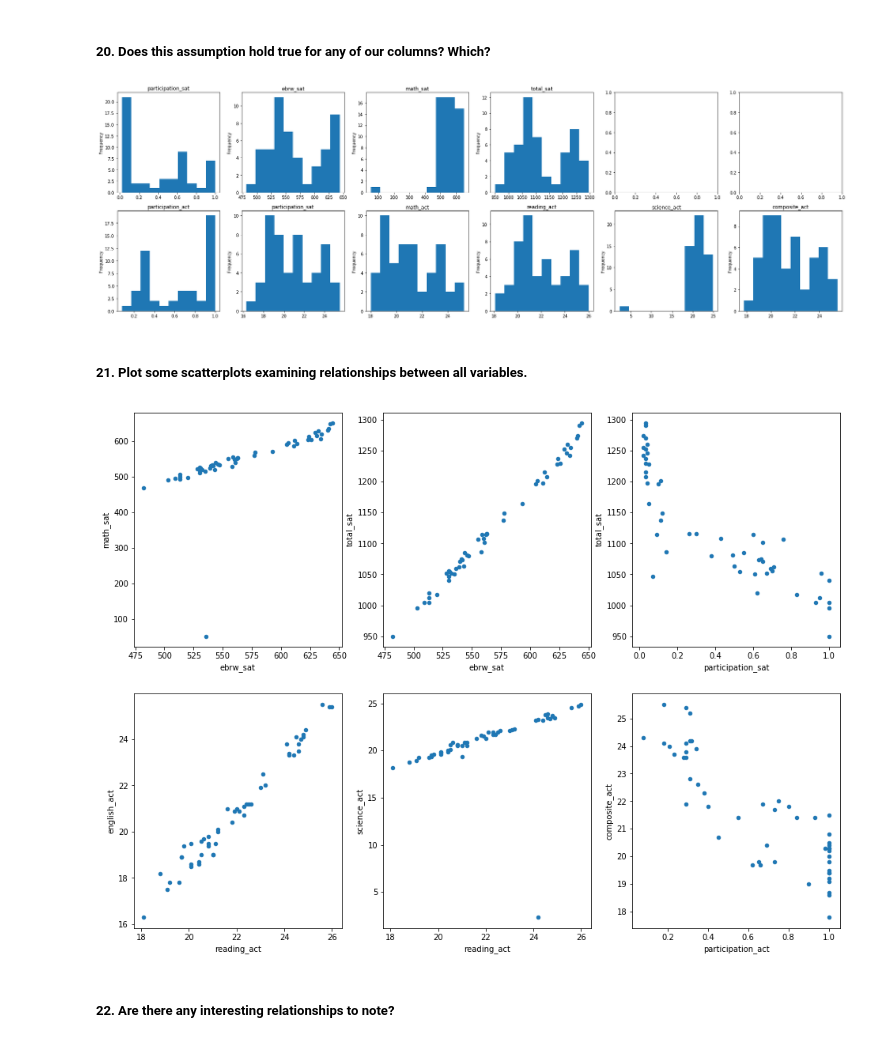
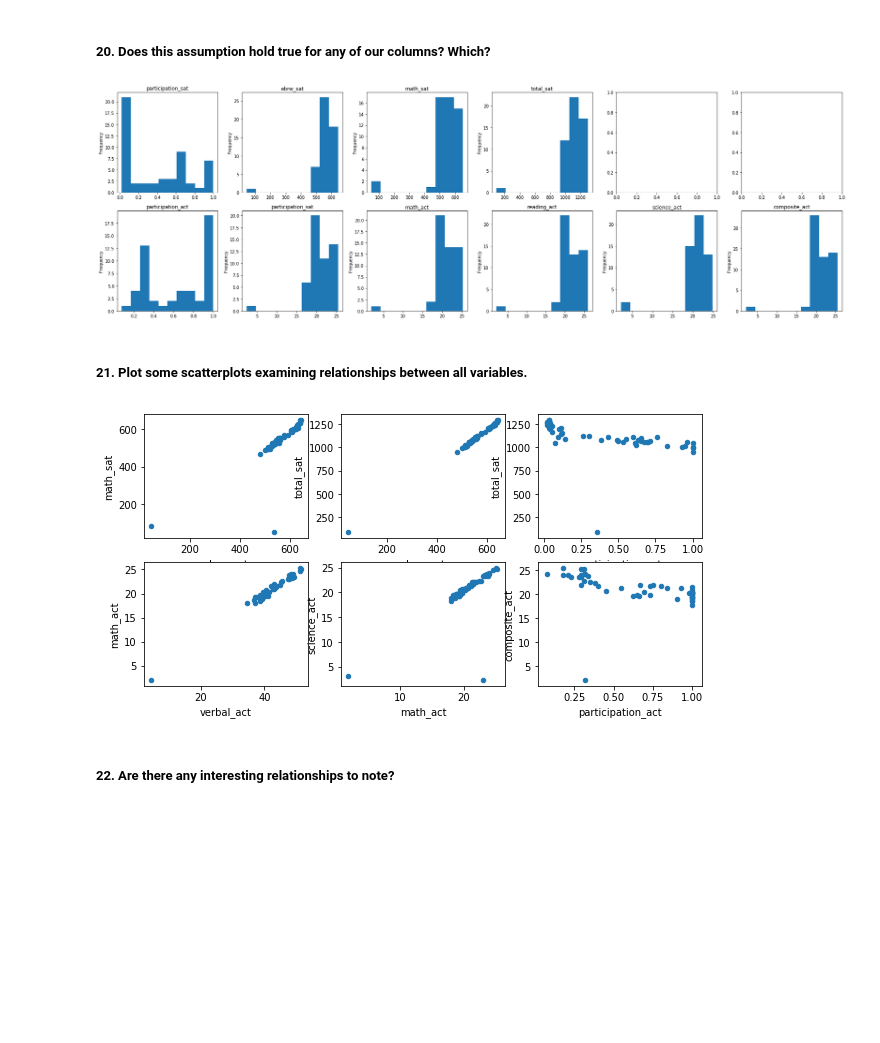
Before and after one commit to helencai62/SAT_participation_project, a Jupyter notebook: code/starter-code.ipynb, the cells around one changed output. Cells and saved outputs as stored; diff of their text form; code cells hidden in the pictures; blank space fills up the shorter version.

```diff
--- a/code/starter-code.ipynb
+++ b/code/starter-code.ipynb
@@ -391,0 +271,6 @@ dtype: float64
+# %%
+merged_df.head()
+
+#QUESTION: masking?
+num_df = merged_df.select_dtypes(include = ('float64', 'int64'))
+print('numeric_columns_max: \n', num_df.max(), '\n\n', 'numeric_columns_min: \n', num_df.min())
@@ -415,0 +299,7 @@ display(merged_numeric_df)
+# %%
+import numpy as np
+#num_df.head()
+
+sd = []
+[sd.append(num_df[i].std()) for i in num_df.columns]
+display(sd)
@@ -457,0 +345,4 @@ ValueError: Shape of passed values is (1, 10), indices imply (10, 10)
+# %%
+#num_df.columns
+num_df.loc[51, 'participation_sat':'composite_act'] = sd
+num_df.tail(3)
@@ -534,8 +410,11 @@ plt.tight_layout()
 # %%
 figure, ax = plt.subplots(nrows = 1, ncols = 2, figsize = (8,4))
 
-merged_numeric_df['ebrw_sat'].plot(kind = 'hist', ax = ax[0], title = 'ebrw: sat');
-merged_numeric_df['reading_act'].plot(kind = 'hist', ax = ax[1], title = 'reading: act');
+num_df['ebrw_sat'].plot(kind = 'hist', ax = ax[0], title = 'ebrw: sat');
+
+#add reading and english act scores into new column: verbal_act
+num_df['verbal_act'] = num_df['reading_act'] + num_df['english_act']
+num_df['verbal_act'].plot(kind = 'hist', ax = ax[1], title = 'verbal: act');
 
 plt.tight_layout()
 # %% [output]
@@ -550,36 +427,39 @@ Underlying assumption: our population data is normally distributed.
 ##### 20. Does this assumption hold true for any of our columns? Which?
 # %%
 #Our data does not appear to be normally distributed looking at the plots.
+
 figure, ax = plt.subplots(nrows = 2, ncols = 6, figsize = (25,8))
 
-merged_numeric_df['participation_sat'].plot(kind = 'hist', ax = ax[0,0], title = 'participation_sat');
-merged_numeric_df['ebrw_sat'].plot(kind = 'hist', ax = ax[0,1], title = 'ebrw_sat');
-merged_numeric_df['math_sat'].plot(kind = 'hist', ax = ax[0,2], title = 'math_sat');
-merged_numeric_df['total_sat'].plot(kind = 'hist', ax = ax[0,3], title = 'total_sat');
-merged_numeric_df['participation_act'].plot(kind = 'hist', ax = ax[1,0], title = 'participation_act');
-merged_numeric_df['english_act'].plot(kind = 'hist', ax = ax[1,1], title = 'participation_sat');
-merged_numeric_df['math_act'].plot(kind = 'hist', ax = ax[1,2], title = 'math_act');
-merged_numeric_df['reading_act'].plot(kind = 'hist', ax = ax[1,3], title = 'reading_act');
-merged_numeric_df['science_act'].plot(kind = 'hist', ax = ax[1,4], title = 'science_act');
-merged_numeric_df['composite_act'].plot(kind = 'hist', ax = ax[1,5], title = 'composite_act');
+num_df['participation_sat'].plot(kind = 'hist', ax = ax[0,0], title = 'participation_sat');
+num_df['ebrw_sat'].plot(kind = 'hist', ax = ax[0,1], title = 'ebrw_sat');
+num_df['math_sat'].plot(kind = 'hist', ax = ax[0,2], title = 'math_sat');
+num_df['total_sat'].plot(kind = 'hist', ax = ax[0,3], title = 'total_sat');
+num_df['participation_act'].plot(kind = 'hist', ax = ax[1,0], title = 'participation_act');
+num_df['english_act'].plot(kind = 'hist', ax = ax[1,1], title = 'participation_sat');
+num_df['math_act'].plot(kind = 'hist', ax = ax[1,2], title = 'math_act');
+num_df['reading_act'].plot(kind = 'hist', ax = ax[1,3], title = 'reading_act');
+num_df['science_act'].plot(kind = 'hist', ax = ax[1,4], title = 'science_act');
+num_df['composite_act'].plot(kind = 'hist', ax = ax[1,5], title = 'composite_act');
 
 plt.tight_layout()
 # %% [output]
-[figure, old version]
+[figure, new version]
 # %% [markdown]
 ##### 21. Plot some scatterplots examining relationships between all variables.
 # %%
-figure, ax = plt.subplots(nrows = 2, ncols = 3, figsize = (16,12))
+#QUESTION: is there a way to do this for all variables other than explicitly plotting each relationship?
 
-merged_numeric_df.plot.scatter('ebrw_sat','math_sat', ax = ax[0,0]);
-merged_numeric_df.plot.scatter('ebrw_sat','total_sat', ax = ax[0,1]);
-merged_numeric_df.plot.scatter('participation_sat','total_sat', ax = ax[0,2]);
+figure, ax = plt.subplots(nrows = 2, ncols = 3, figsize = (10, 5))
 
-merged_numeric_df.plot.scatter('reading_act','english_act', ax = ax[1,0]);
-merged_numeric_df.plot.scatter('reading_act', 'science_act', ax = ax[1,1]);
-merged_numeric_df.plot.scatter('participation_act','composite_act', ax = ax[1,2]);
+num_df.plot.scatter('ebrw_sat','math_sat', ax = ax[0,0]);
+num_df.plot.scatter('ebrw_sat','total_sat', ax = ax[0,1]);
+num_df.plot.scatter('participation_sat','total_sat', ax = ax[0,2]);
+
+num_df.plot.scatter('verbal_act','math_act', ax = ax[1,0]);
+num_df.plot.scatter('math_act', 'science_act', ax = ax[1,1]);
+num_df.plot.scatter('participation_act','composite_act', ax = ax[1,2]);
 # %% [output]
-[figure, old version]
+[figure, new version]
 # %% [markdown]
 ##### 22. Are there any interesting relationships to note?
 # %% [markdown]
```
Also changed, not shown: parts of 32 cells of this notebook.
